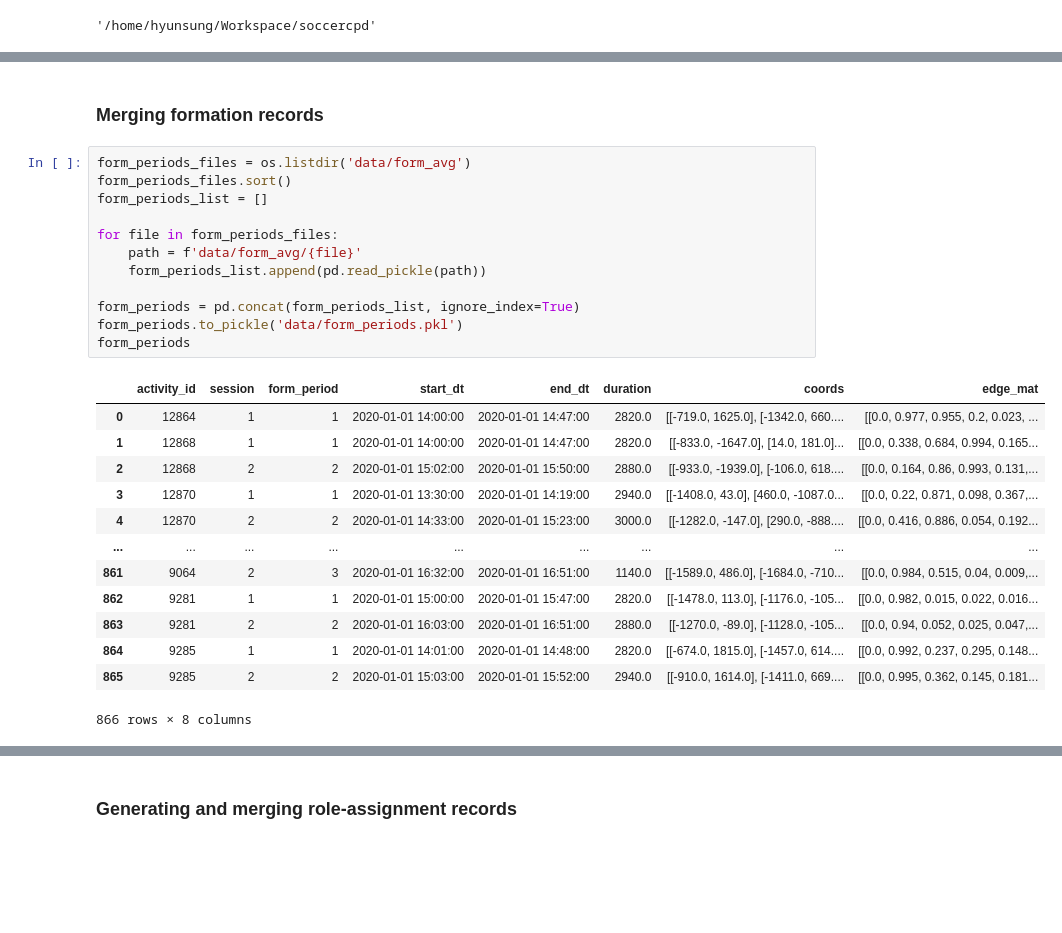
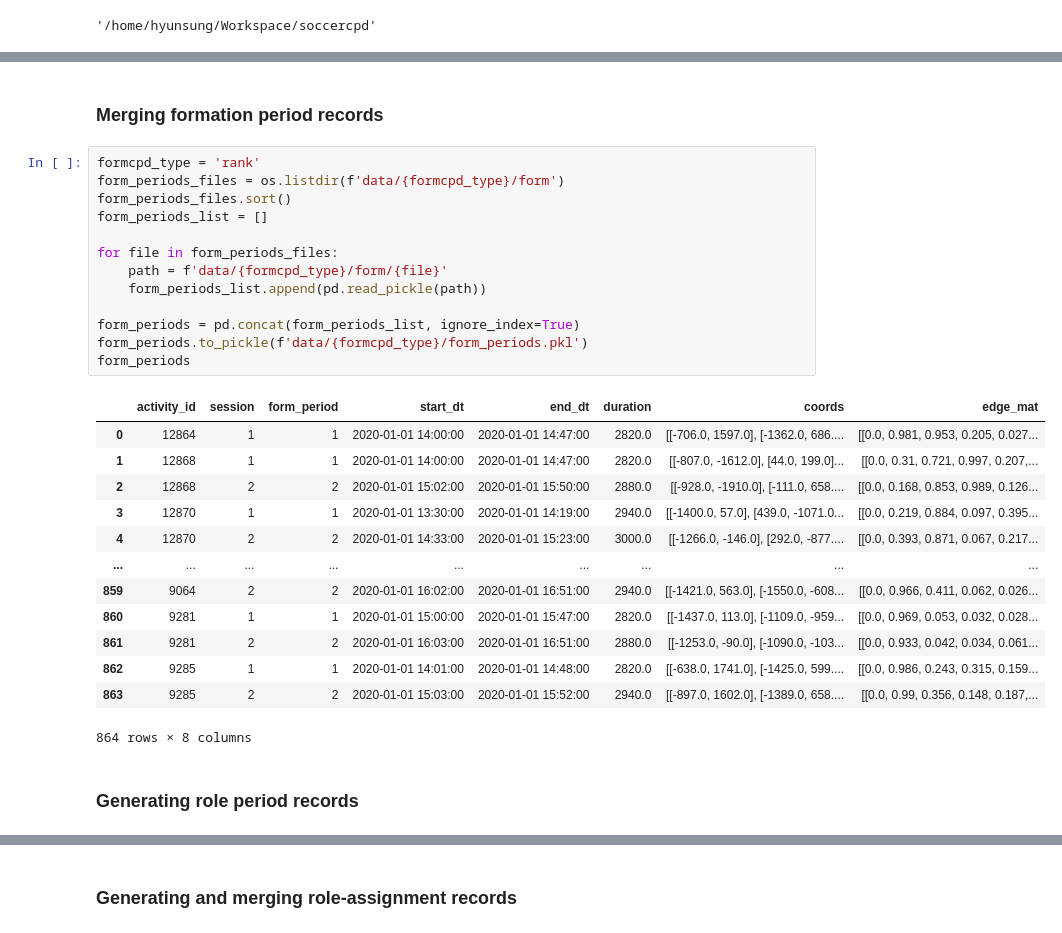
Before and after one commit to pientist/soccercpd, a Jupyter notebook: src/data_wrangler.ipynb, the cells around one changed output, grey strips where cells are left out. Cells and saved outputs as stored; diff of their text form; blank space fills up the shorter version.

```diff
--- a/src/0_data_wrangler.ipynb
+++ b/src/data_wrangler.ipynb
@@ -25,28 +22,31 @@ The autoreload extension is already loaded. To reload it, use:
 # %% [markdown]
-### Merging formation records
+### Merging formation period records
 # %%
-form_periods_files = os.listdir('data/form_avg')
+formcpd_type = 'rank'
+form_periods_files = os.listdir(f'data/{formcpd_type}/form')
 form_periods_files.sort()
 form_periods_list = []
 
 for file in form_periods_files:
-    path = f'data/form_avg/{file}'
+    path = f'data/{formcpd_type}/form/{file}'
     form_periods_list.append(pd.read_pickle(path))
 
 form_periods = pd.concat(form_periods_list, ignore_index=True)
-form_periods.to_pickle('data/form_periods.pkl')
+form_periods.to_pickle(f'data/{formcpd_type}/form_periods.pkl')
 form_periods
 # %% [output]
 |  | activity_id | session | form_period | start_dt | end_dt | duration | coords | edge_mat |
-| 0 | 12864 | 1 | 1 | 2020-01-01 14:00:00 | 2020-01-01 14:47:00 | 2820.0 | [[-719.0, 1625.0], [-1342.0, 660.... | [[0.0, 0.977, 0.955, 0.2, 0.023, ... |
-| 1 | 12868 | 1 | 1 | 2020-01-01 14:00:00 | 2020-01-01 14:47:00 | 2820.0 | [[-833.0, -1647.0], [14.0, 181.0]... | [[0.0, 0.338, 0.684, 0.994, 0.165... |
-| 2 | 12868 | 2 | 2 | 2020-01-01 15:02:00 | 2020-01-01 15:50:00 | 2880.0 | [[-933.0, -1939.0], [-106.0, 618.... | [[0.0, 0.164, 0.86, 0.993, 0.131,... |
-| 3 | 12870 | 1 | 1 | 2020-01-01 13:30:00 | 2020-01-01 14:19:00 | 2940.0 | [[-1408.0, 43.0], [460.0, -1087.0... | [[0.0, 0.22, 0.871, 0.098, 0.367,... |
-| 4 | 12870 | 2 | 2 | 2020-01-01 14:33:00 | 2020-01-01 15:23:00 | 3000.0 | [[-1282.0, -147.0], [290.0, -888.... | [[0.0, 0.416, 0.886, 0.054, 0.192... |
+| 0 | 12864 | 1 | 1 | 2020-01-01 14:00:00 | 2020-01-01 14:47:00 | 2820.0 | [[-706.0, 1597.0], [-1362.0, 686.... | [[0.0, 0.981, 0.953, 0.205, 0.027... |
+| 1 | 12868 | 1 | 1 | 2020-01-01 14:00:00 | 2020-01-01 14:47:00 | 2820.0 | [[-807.0, -1612.0], [44.0, 199.0]... | [[0.0, 0.31, 0.721, 0.997, 0.207,... |
+| 2 | 12868 | 2 | 2 | 2020-01-01 15:02:00 | 2020-01-01 15:50:00 | 2880.0 | [[-928.0, -1910.0], [-111.0, 658.... | [[0.0, 0.168, 0.853, 0.989, 0.126... |
+| 3 | 12870 | 1 | 1 | 2020-01-01 13:30:00 | 2020-01-01 14:19:00 | 2940.0 | [[-1400.0, 57.0], [439.0, -1071.0... | [[0.0, 0.219, 0.884, 0.097, 0.395... |
+| 4 | 12870 | 2 | 2 | 2020-01-01 14:33:00 | 2020-01-01 15:23:00 | 3000.0 | [[-1266.0, -146.0], [292.0, -877.... | [[0.0, 0.393, 0.871, 0.067, 0.217... |
 | ... | ... | ... | ... | ... | ... | ... | ... | ... |
-| 861 | 9064 | 2 | 3 | 2020-01-01 16:32:00 | 2020-01-01 16:51:00 | 1140.0 | [[-1589.0, 486.0], [-1684.0, -710... | [[0.0, 0.984, 0.515, 0.04, 0.009,... |
-| 862 | 9281 | 1 | 1 | 2020-01-01 15:00:00 | 2020-01-01 15:47:00 | 2820.0 | [[-1478.0, 113.0], [-1176.0, -105... | [[0.0, 0.982, 0.015, 0.022, 0.016... |
-| 863 | 9281 | 2 | 2 | 2020-01-01 16:03:00 | 2020-01-01 16:51:00 | 2880.0 | [[-1270.0, -89.0], [-1128.0, -105... | [[0.0, 0.94, 0.052, 0.025, 0.047,... |
-| 864 | 9285 | 1 | 1 | 2020-01-01 14:01:00 | 2020-01-01 14:48:00 | 2820.0 | [[-674.0, 1815.0], [-1457.0, 614.... | [[0.0, 0.992, 0.237, 0.295, 0.148... |
-| 865 | 9285 | 2 | 2 | 2020-01-01 15:03:00 | 2020-01-01 15:52:00 | 2940.0 | [[-910.0, 1614.0], [-1411.0, 669.... | [[0.0, 0.995, 0.362, 0.145, 0.181... |
+| 859 | 9064 | 2 | 2 | 2020-01-01 16:02:00 | 2020-01-01 16:51:00 | 2940.0 | [[-1421.0, 563.0], [-1550.0, -608... | [[0.0, 0.966, 0.411, 0.062, 0.026... |
+| 860 | 9281 | 1 | 1 | 2020-01-01 15:00:00 | 2020-01-01 15:47:00 | 2820.0 | [[-1437.0, 113.0], [-1109.0, -959... | [[0.0, 0.969, 0.053, 0.032, 0.028... |
+| 861 | 9281 | 2 | 2 | 2020-01-01 16:03:00 | 2020-01-01 16:51:00 | 2880.0 | [[-1253.0, -90.0], [-1090.0, -103... | [[0.0, 0.933, 0.042, 0.034, 0.061... |
+| 862 | 9285 | 1 | 1 | 2020-01-01 14:01:00 | 2020-01-01 14:48:00 | 2820.0 | [[-638.0, 1741.0], [-1425.0, 599.... | [[0.0, 0.986, 0.243, 0.315, 0.159... |
+| 863 | 9285 | 2 | 2 | 2020-01-01 15:03:00 | 2020-01-01 15:52:00 | 2940.0 | [[-897.0, 1602.0], [-1389.0, 658.... | [[0.0, 0.99, 0.356, 0.148, 0.187,... |
-866 rows × 8 columns
+864 rows × 8 columns
+# %% [markdown]
+### Generating role period records
```
Also changed, not shown: parts of 8 cells of this notebook, 6 other files.
